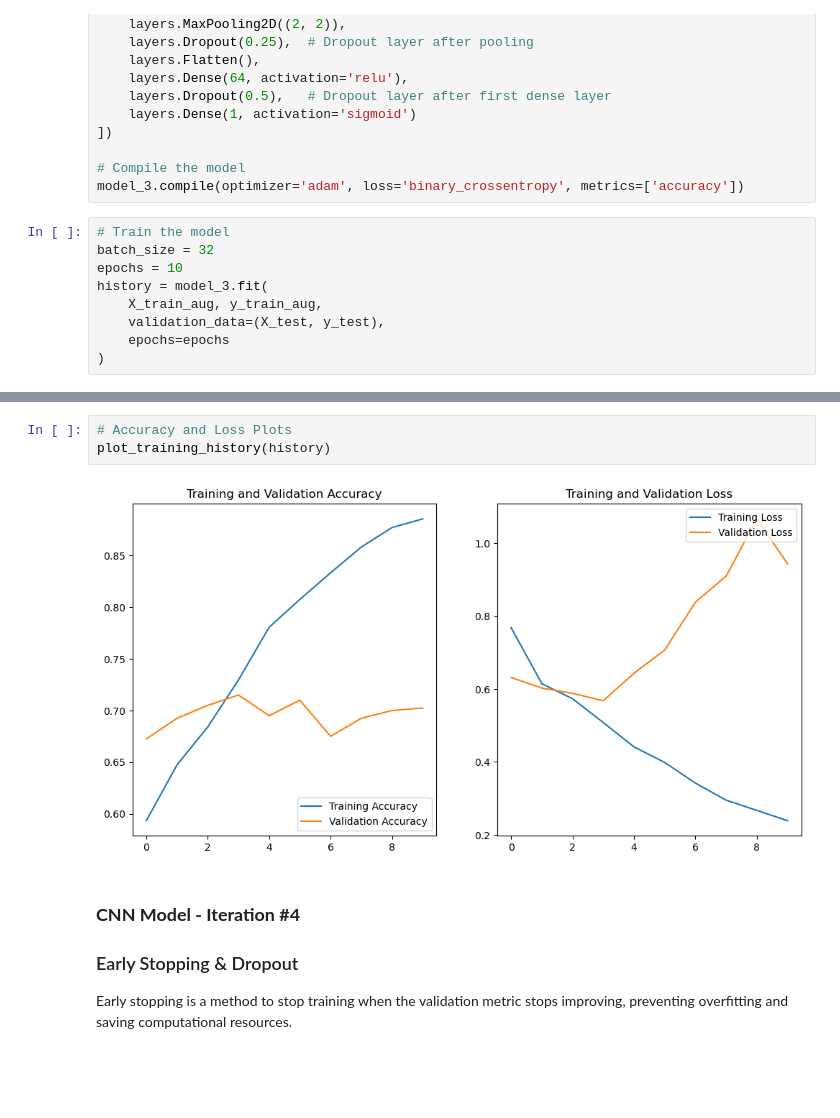
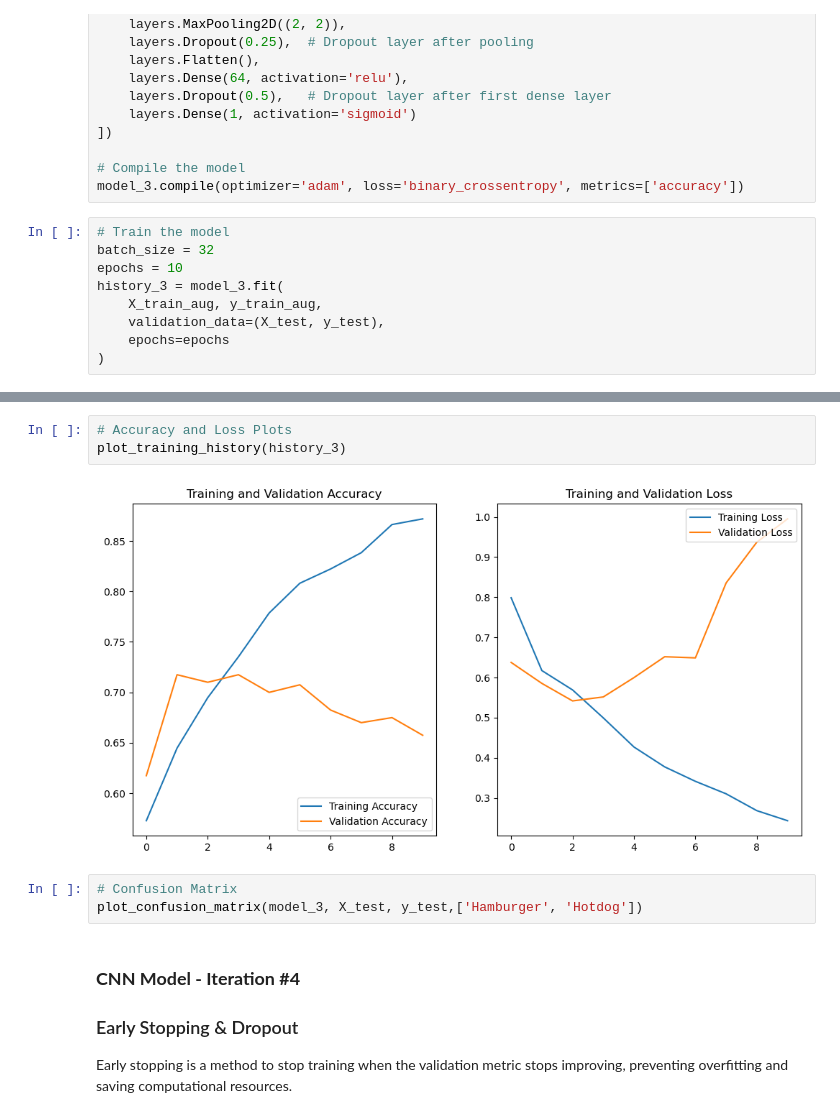
Before and after one commit to excellentwork/Fantastic_4_Project_3, a Jupyter notebook: Fantastic_4_Project_3.ipynb, the cells around one changed output, grey strips where cells are left out. Cells and saved outputs as stored; diff of their text form; blank space fills up the shorter version.

```diff
--- a/Fantastic_4_Project_3.ipynb
+++ b/Fantastic_4_Project_3.ipynb
@@ -369,7 +294,7 @@ model_3.compile(optimizer='adam', loss='binary_crossentropy', metrics=['accuracy
 # Train the model
 batch_size = 32
 epochs = 10
-history = model_3.fit(
+history_3 = model_3.fit(
     X_train_aug, y_train_aug,
     validation_data=(X_test, y_test),
     epochs=epochs
@@ -405,8 +330,11 @@ Test Accuracy: 0.7024999856948853
 # %%
 # Accuracy and Loss Plots
-plot_training_history(history)
+plot_training_history(history_3)
 # %% [output]
-[figure, old version]
+[figure, new version]
+# %%
+# Confusion Matrix
+plot_confusion_matrix(model_3, X_test, y_test,['Hamburger', 'Hotdog'])
 # %% [markdown]
 ### **CNN Model - Iteration #4**
 
```
Also changed, not shown: parts of 30 cells of this notebook, 1 other file.
